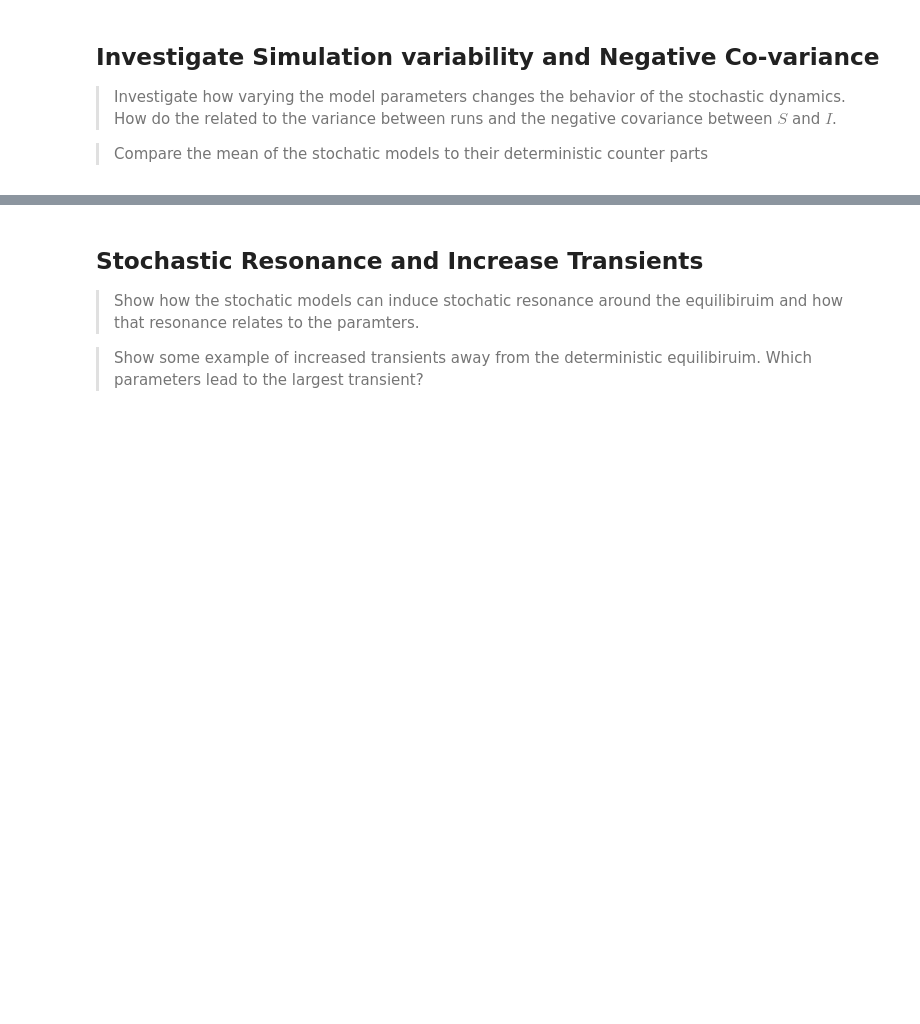
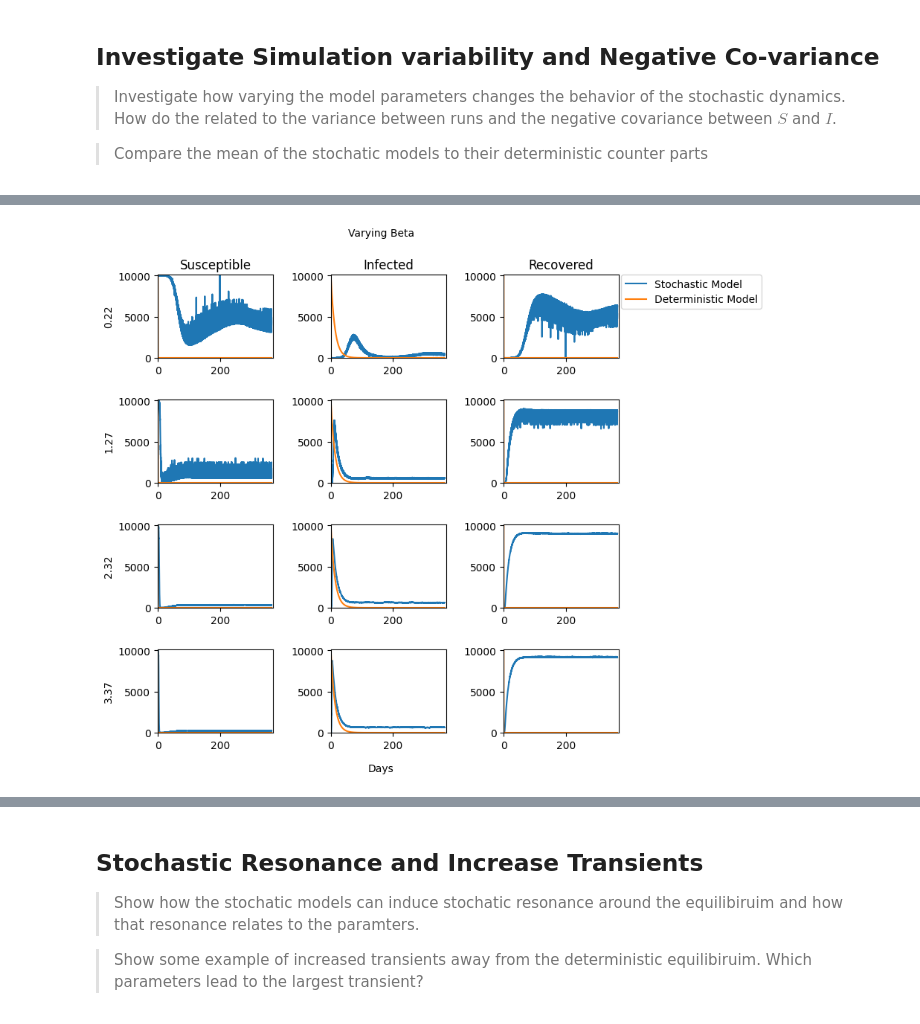
Before and after one commit to AmirSahrani/IntroCompAssignment2_fresh, a Jupyter notebook: Assignment2.ipynb, the cells around one changed output, grey strips where cells are left out. Saved outputs shown, nothing was run; the diff lists cells and outputs as text; code cells hidden in the pictures; blank space fills up the shorter version.

```diff
--- a/Assignment2.ipynb
+++ b/Assignment2.ipynb
@@ -435,0 +209,36 @@ plt.show()
+# %%
+#Setting the figure
+fig, axs = plt.subplots(4, 3)
+fig.set_figwidth(8)
+fig.set_figheight(8)
+# Plotting the data
+
+t1 = np.linspace(0, 365, len(numbers))
+
+
+for i in range(4):
+    paramVals = beta_df["beta"].unique()[1::5]
+    solved = odeint(determinsteSIR, [10000, 1, 0], t1, (paramVals[i], beta_df["gamma"][0], beta_df["mu"][0]))
+    axs[i,0].plot(numbers, grouped_beta.loc[("S", paramVals[i])][:-6], numbers, solved[:,0])
+    axs[i,1].plot(numbers, grouped_beta.loc[("I", paramVals[i])][:-6], numbers, solved[:,1])
+    axs[i,2].plot(numbers, grouped_beta.loc[("R", paramVals[i])][:-6], numbers, solved[:,0])
+
+axs[0,0].set_ylabel(beta_df["beta"].unique()[1::5][0])
+axs[1,0].set_ylabel(round(beta_df["beta"].unique()[1::5][1], 2))
+axs[2,0].set_ylabel(beta_df["beta"].unique()[1::5][2])
+axs[3,0].set_ylabel(beta_df["beta"].unique()[1::5][3])
+
+axs[0,0].set_title("Susceptible")
+axs[0,1].set_title("Infected")
+axs[0,2].set_title("Recovered")
+
+
+fig.text(0.5, 0.05, "Days", ha='center', va='center')
+fig.text(0.5, 0.95, "Varying Beta", ha='center', va='center', rotation='horizontal')
+legend_labels = ["Stochastic Model", "Deterministic Model"]
+plt.legend(legend_labels, bbox_to_anchor=(1.02, 5.5), loc='upper left', borderaxespad=0)
+plt.setp(axs, xlim=(0,370), ylim=(0,10100))
+plt.subplots_adjust(wspace = 0.5, hspace = 0.5)
+plt.show()
+# %% [output]
+[figure, added]
```
Also changed, not shown: parts of 15 cells of this notebook.
